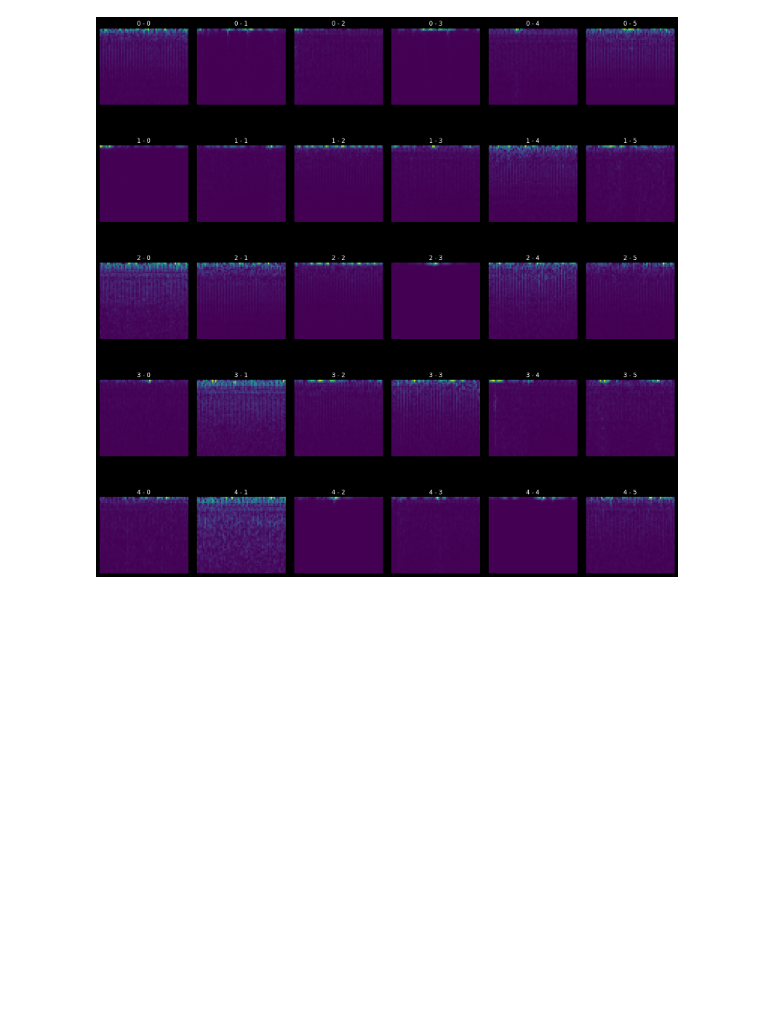
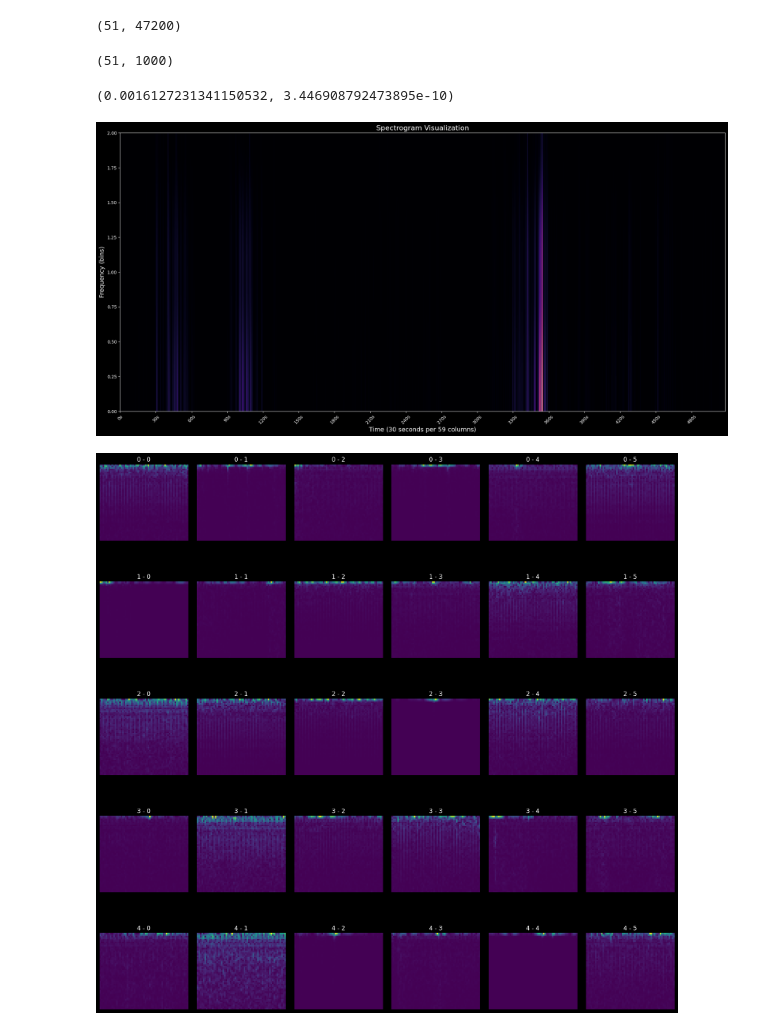
Before and after one commit to ArashAzma/EEG, a Jupyter notebook: learning_data.ipynb, the cells around one changed output. Cells and saved outputs as stored; diff of their text form; code cells hidden in the pictures; blank space fills up the shorter version.

```diff
--- a/learning_data.ipynb
+++ b/learning_data.ipynb
@@ -15,3 +20,23 @@ for i, dir in enumerate(os.listdir(data_path)):
         file_path = os.path.join(folder_path, file)
         spectrogram = np.load(file_path)
         data[i].append(spectrogram)
+# %%
+concatenated_data_0 = np.concatenate(data[0], axis=1)
+concatenated_data_1 = np.concatenate(data[1], axis=1)
+concatenated_data_2 = np.concatenate(data[2], axis=1)
+concatenated_data_3 = np.concatenate(data[3], axis=1)
+
+concat_data = np.concatenate([concatenated_data_0, concatenated_data_1, concatenated_data_2, concatenated_data_3], axis=1)
+concat_data = np.squeeze(concat_data)
+# %%
+concat_data.shape
+# %% [output]
+(51, 47200)
+# %%
+# ddd = concat_data[:, :1000]
+ddd = concatenated_data_0[:, :1000]
+ddd = np.squeeze(ddd)
+
+ddd.shape
+# %% [output]
+(51, 1000)
@@ -17,0 +45,23 @@ for i, dir in enumerate(os.listdir(data_path)):
+# %%
+np.max(ddd), np.min(ddd)
+# %% [output]
+(0.0016127231341150532, 3.446908792473895e-10)
+# %%
+plt.figure(figsize=(20, 10))
+
+plt.imshow(ddd*1e+1, aspect='auto', cmap='magma', origin='lower')
+plt.title('Spectrogram Visualization', fontsize=16)
+plt.xlabel('Time (30 seconds per 59 columns)', fontsize=14)
+plt.ylabel('Frequency (bins)', fontsize=14)
+
+num_segments = ddd.shape[1] // 59
+x_ticks = [i * 59 for i in range(num_segments + 1)]
+x_labels = [f"{i * 30}s" for i in range(num_segments + 1)]
+plt.xticks(x_ticks, x_labels, rotation=45)
+plt.ylim(0, 2)
+
+
+plt.tight_layout()
+plt.show()
+# %% [output]
+[figure, added]
```
Also changed, not shown: parts of 23 cells of this notebook, 2 other files.
